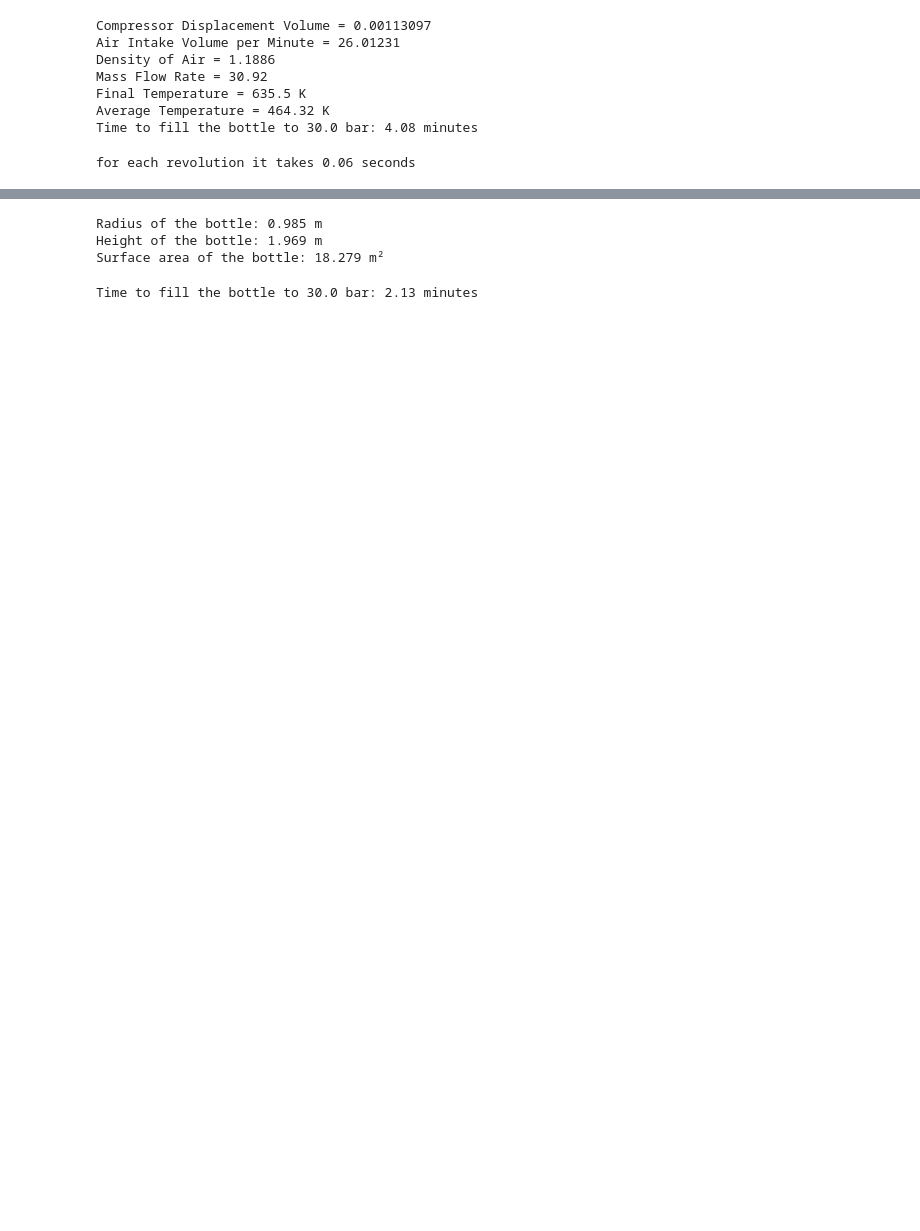
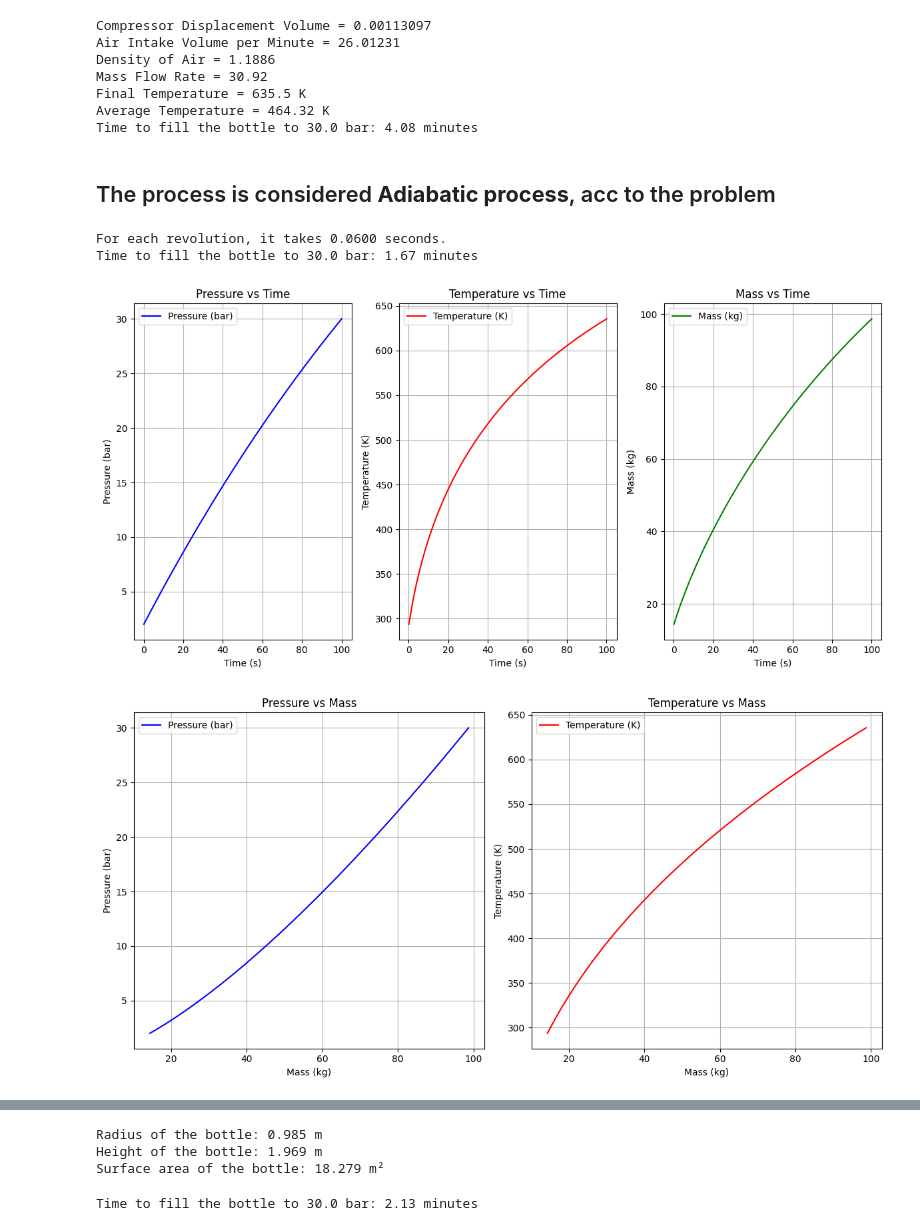
Before and after one commit to abcr5914/Projects_Private, a Jupyter notebook: Project_Compressor_Time.ipynb, the cells around one changed output, grey strips where cells are left out. Cells and saved outputs as stored; diff of their text form; code cells hidden in the pictures; blank space fills up the shorter version.

Commit message:
use to get the combined process

```diff
--- a/Project_Compressor_Time.ipynb
+++ b/Project_Compressor_Time.ipynb
@@ -74,19 +142,68 @@ Mass Flow Rate = 30.92
 Final Temperature = 635.5 K
 Average Temperature = 464.32 K
 Time to fill the bottle to 30.0 bar: 4.08 minutes
-# %%
-# Derived values
-N = RPM / 60  # Revolutions per second
-time_step = 1 / N  # Time per revolution (s)
-
-print('for each revolution it takes', time_step,'seconds')
-# %% [output]
-for each revolution it takes 0.06 seconds
+# %% [markdown]
+## The process is considered **Adiabatic process**, acc to the problem
+# %%
+# Derived values
+N = RPM / 60  # Compressor revolutions per second
+time_step = 1 / N  # Time for one revolution (seconds)
+V_s = round(math.pi * (D / 2)**2 * h, 8)
+
+print(f'For each revolution, it takes {time_step:.4f} seconds.')
+
+# Initialize variables
+P_bottle = P_bottle_start  # Initial pressure in the bottle (Pa)
+T_bottle = T_bottle_start  # Initial temperature in the bottle (K)
+m_bottle = (P_bottle * V_bottle) / (R * T_bottle)  # Initial mass of air in the bottle (kg)
+time_elapsed = 0  # Total elapsed time (seconds)
+
+# Maximum cylinder pressure based on compression ratio and ambient pressure
+P_cylinder_max = P_ambient * (CR**n)
+
+# Initialize lists to store data for plotting
+time_list = []
+pressure_list = []
+mass_list = []
+temperature_list = []
+
+# Simulation loop: Continue until the bottle reaches the desired pressure
+while P_bottle < P_bottle_final:
+    # Calculate the air mass delivered in this cycle
+    delta_m = (P_cylinder_max - P_bottle) * V_s / (R * T_bottle)
+
+    # Ensure no reverse flow occurs (delta_m should never be negative)
+    if delta_m < 0:
+        delta_m = 0
+
+    # Update the mass of air in the bottle
+    m_bottle += delta_m
+
+    # Store the current pressure before updating it (for temperature calculation)
+    P_bottle_old = P_bottle
+
+    # Update the pressure in the bottle using the ideal gas law
+    P_bottle = (m_bottle * R * T_bottle) / V_bottle
+
+    # Update the temperature in the bottle assuming an adiabatic process
+    T_bottle *= (P_bottle / P_bottle_old)**((n - 1) / n)
+
+    # Update the total time elapsed
+    time_elapsed += time_step
+
+    # Store data for visualization
+    time_list.append(time_elapsed)
+    pressure_list.append(P_bottle / 1e5)  # Convert pressure to bar for better readability
+    temperature_list.append(T_bottle)
+    mass_list.append(m_bottle)
+
+# Output the final result
+print(f"Time to fill the bottle to {P_bottle_final / 1e5:.1f} bar: {time_elapsed / 60:.2f} minutes")
+# %% [output]
+For each revolution, it takes 0.0600 seconds.
+Time to fill the bottle to 30.0 bar: 1.67 minutes
 # %%
-# Visualization
-
-# Arrays for plotting
-time_list = []
-pressure_list = []
-temperature_list = []
-mass_list = []
+plot_bottle_data(time_list, pressure_list, temperature_list, mass_list)
+# %% [output]
+[figure, added]
+[figure, added]
```
Also changed, not shown: parts of 10 cells of this notebook.
